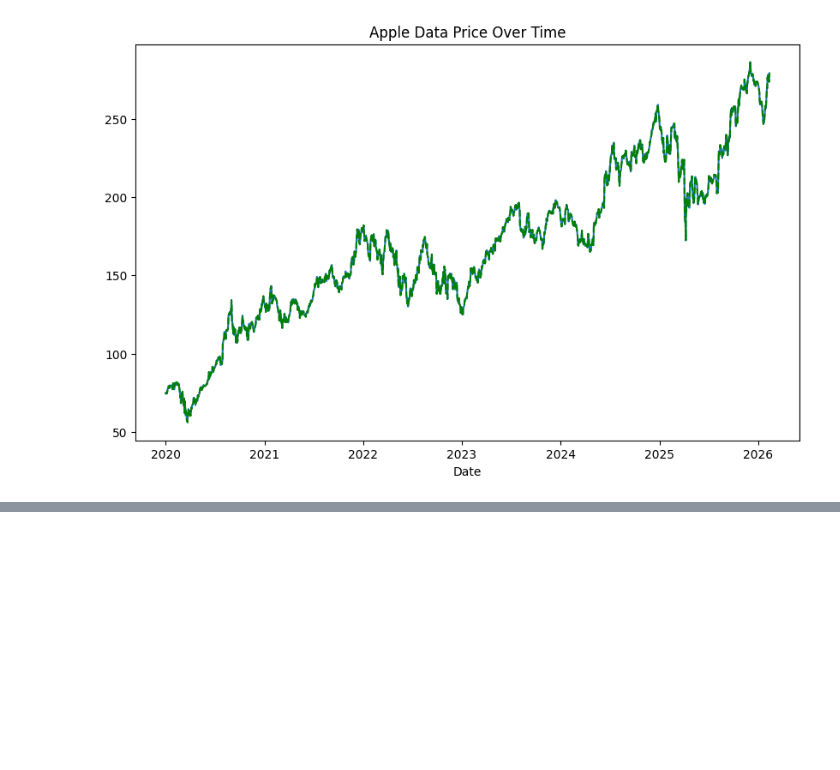
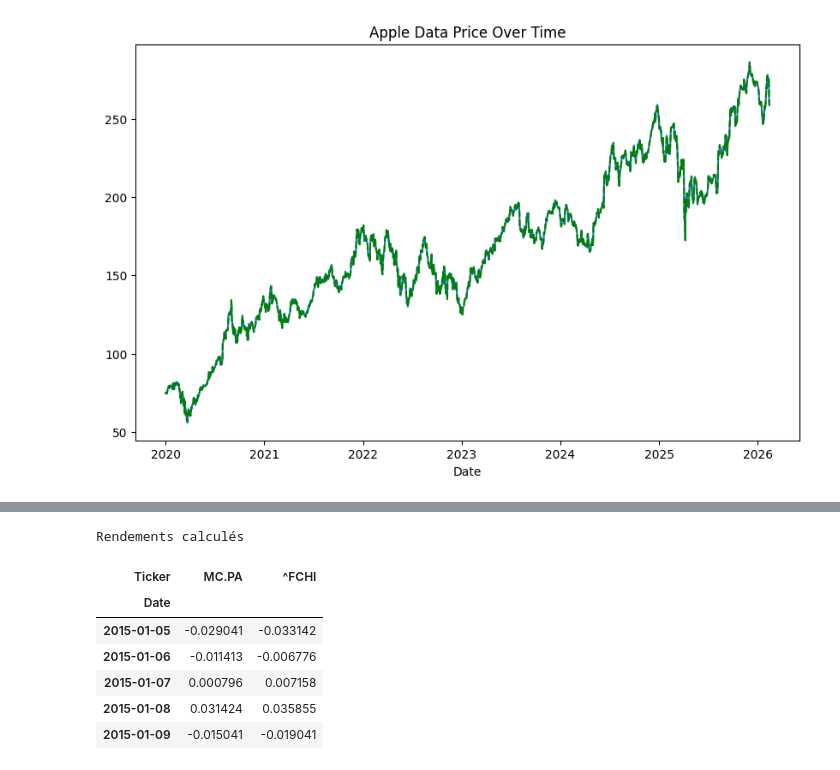
Before and after one commit to melynazrd/IAE_METZ_2026_DATA_AUDIT, a Jupyter notebook: SCRIPTS/analyse_bourse.ipynb, the cells around one changed output, grey strips where cells are left out. Drawn from its saved outputs; the diff is of its cells as text; code cells hidden in the pictures; blank space fills up the shorter version.

```diff
--- a/SCRIPTS/analyse_bourse.ipynb
+++ b/SCRIPTS/analyse_bourse.ipynb
@@ -212,0 +239,15 @@ Text(0.5, 0, 'Date')
+# %%
+# On va calculer les rendements journaliers
+returns = data.pct_change().dropna()
+
+print("Rendements calculés")
+returns.head()
+# %% [output]
+Rendements calculés
+| Ticker | MC.PA | ^FCHI |
+| Date |  |  |
+| 2015-01-05 | -0.029041 | -0.033142 |
+| 2015-01-06 | -0.011413 | -0.006776 |
+| 2015-01-07 | 0.000796 | 0.007158 |
+| 2015-01-08 | 0.031424 | 0.035855 |
+| 2015-01-09 | -0.015041 | -0.019041 |
```
Also changed, not shown: parts of 14 cells of this notebook, 1 other file.
